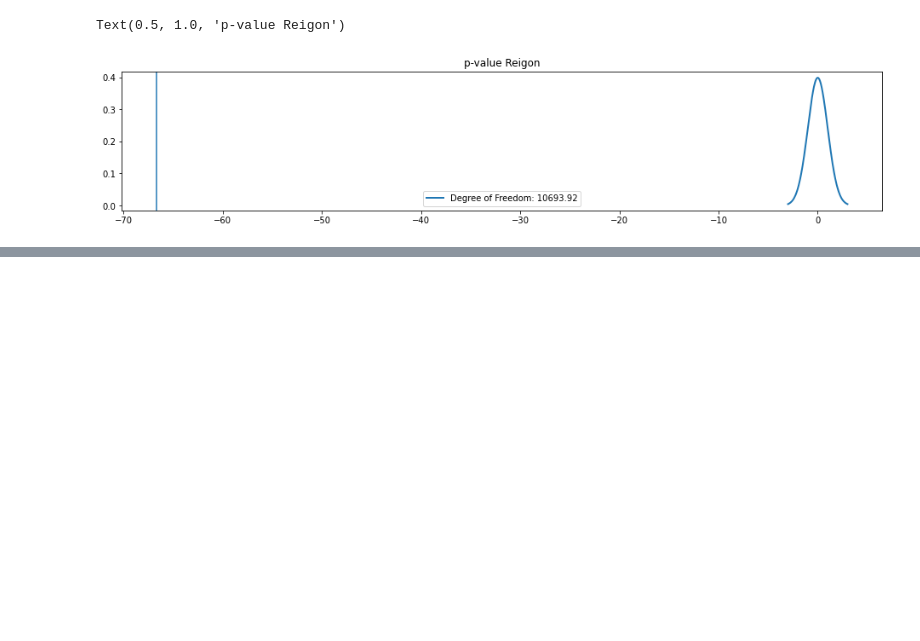
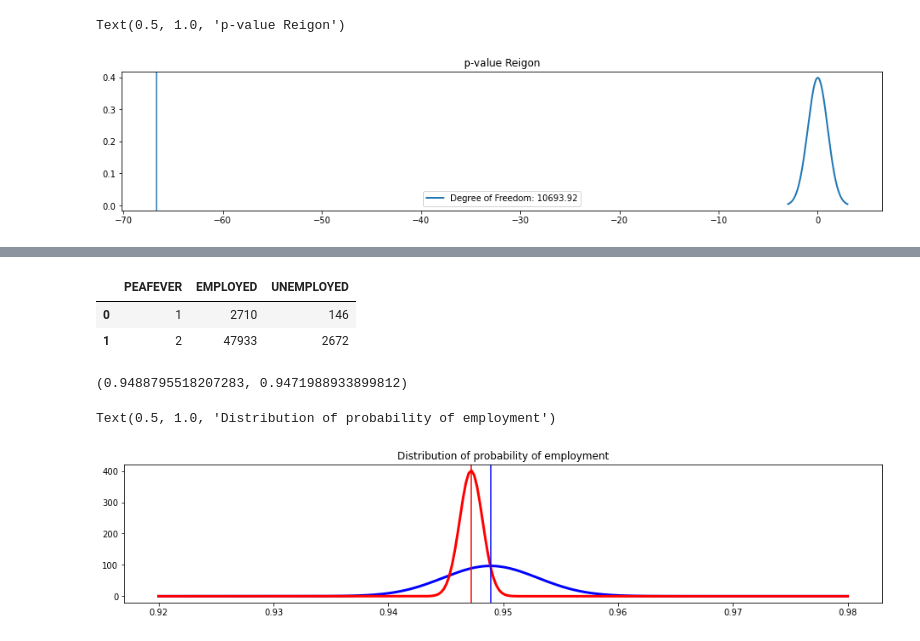
Before and after one commit to arcweld/DSI_Capstone_1, a Jupyter notebook: 3_wed_Cap1.ipynb, the cells around one changed output, grey strips where cells are left out. Saved outputs shown, nothing was run; the diff lists cells and outputs as text; code cells hidden in the pictures; blank space fills up the shorter version.

```diff
--- a/3_wed_Cap1.ipynb
+++ b/3_wed_Cap1.ipynb
@@ -287,0 +361,34 @@ Text(0.5, 1.0, 'p-value Reigon')
+# %%
+tmp_pdf
+# %% [output]
+|  | PEAFEVER | EMPLOYED | UNEMPLOYED |
+| 0 | 1 | 2710 | 146 |
+| 1 | 2 | 47933 | 2672 |
+# %%
+emp_v = 2710
+unemp_v = 146
+emp_c = 47933
+unemp_c = 2672
+# %%
+p_v = emp_v / (emp_v + unemp_v)
+p_c = emp_c / (emp_c + unemp_c)
+p_v, p_c
+# %% [output]
+(0.9488795518207283, 0.9471988933899812)
+# %%
+E_vet = stats.norm(p_v, np.sqrt((p_v * (1 - p_v)) / (emp_v + unemp_v)))
+E_civ = stats.norm(p_c, np.sqrt((p_c * (1 - p_c)) / (emp_c + unemp_c)))
+
+fig, ax = plt.subplots(1, figsize=(16, 3))
+
+x = np.linspace(0.92, 0.98, num=250)
+ax.plot(x, E_vet.pdf(x), linewidth=3, c='b')
+ax.plot(x, E_civ.pdf(x), linewidth=3, c='r')
+# ax.fill_between(x, E_vet.pdf(x), where=(x >= E_vet.mean()),
+#                 color="red", alpha=0.5)
+ax.axvline(p_v, c='b')
+ax.axvline(p_c, c='r')
+ax.set_title("Distribution of probability of employment")
+# %% [output]
+Text(0.5, 1.0, 'Distribution of probability of employment')
+[figure, added]
```
Also changed, not shown: parts of 14 cells of this notebook.
